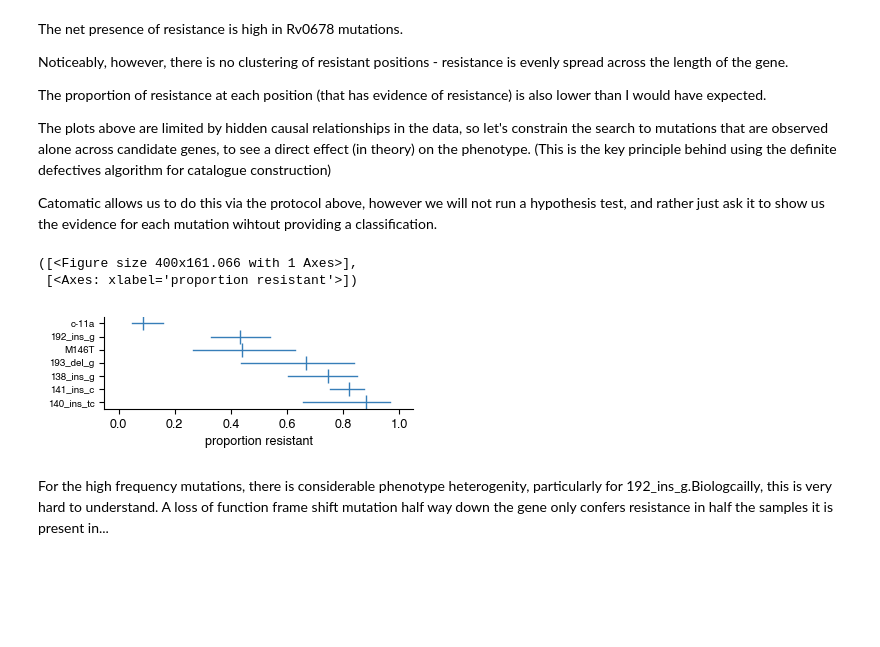
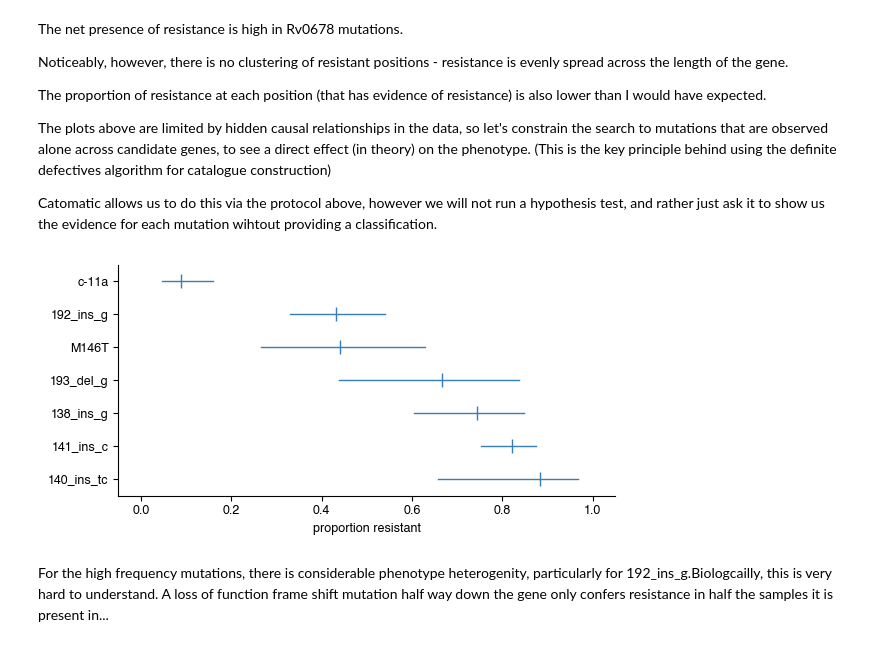
Before and after one commit to fowler-lab/tb-bdq-cat, a Jupyter notebook: supplement.ipynb, the cells around one changed output. Drawn from its saved outputs; the diff is of its cells as text; code cells hidden in the pictures; blank space fills up the shorter version.

Commit message:
updated supplement graphs

```diff
--- a/supplement.ipynb
+++ b/supplement.ipynb
@@ -297,30 +302,29 @@ Catomatic allows us to do this via the protocol above, however we will not run a
 # %%
 #remove mmpl5 and mmpS5 for clarity (under the assumption their variants are benign)
 _cat_mutations = cat_mutations[cat_mutations.GENE.isin(['Rv0678', 'pepQ', 'atpE'])]
 
 # build catalogue without phenotyping
 catalogue = BuildCatalogue(
     samples=samples,
     mutations=_cat_mutations,
     FRS=0.1,
     test=None,
     record_ids=True
 ).return_catalogue()
 
 catalogue = {k: v for k, v in catalogue.items() if 'seeded' not in v['evid']}
 
 rv0678_cat = {k.split('@')[1]:v for k,v in catalogue.items() if k.split('@')[0] == 'Rv0678'}
 
 trimmed_rv0678 = {}
 for k,v in rv0678_cat.items():
     if v['evid'][0]['contingency'][0][0] + v['evid'][0]['contingency'][0][1] > 15:
         trimmed_rv0678[k] = v
 
-utils.plot_catalogue_proportions(trimmed_rv0678, figsize=(6, 4), order=True)
+figures, axes = utils.plot_catalogue_proportions(trimmed_rv0678, figsize=(6, 3), order=True)
+figures[0].savefig('pdf/supplement/fig-evidence-Rv0678-trimmed.pdf', transparent=True, bbox_inches='tight')
 # %% [output]
-([<Figure size 400x161.066 with 1 Axes>],
- [<Axes: xlabel='proportion resistant'>])
-[figure, old version]
+[figure, new version]
 # %% [markdown]
 For the high frequency mutations, there is considerable phenotype heterogenity, particularly for 192_ins_g.Biologcailly, this is very hard to understand. A loss of function frame shift mutation half way down the gene only confers resistance in half the samples it is present in...
 # %%
```
Also changed, not shown: parts of 11 cells of this notebook, 34 other files.
